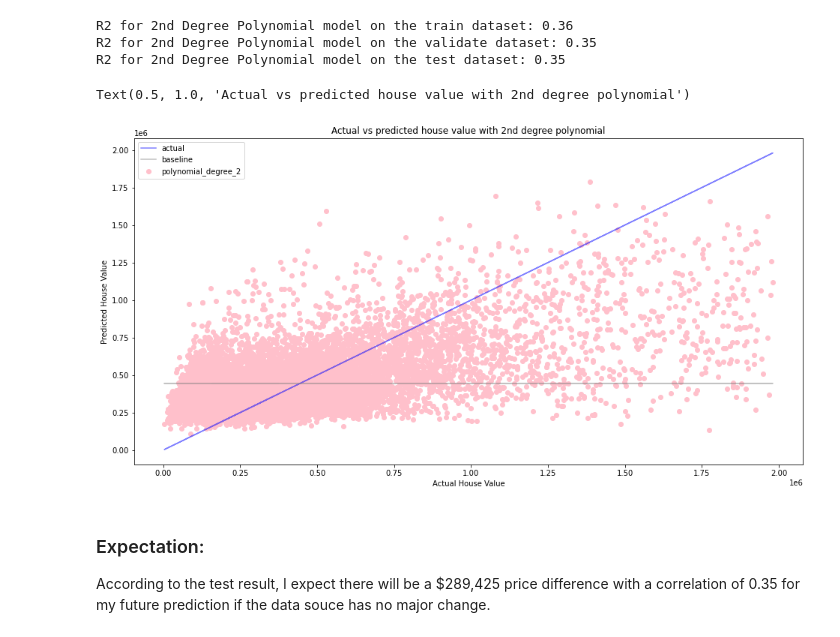
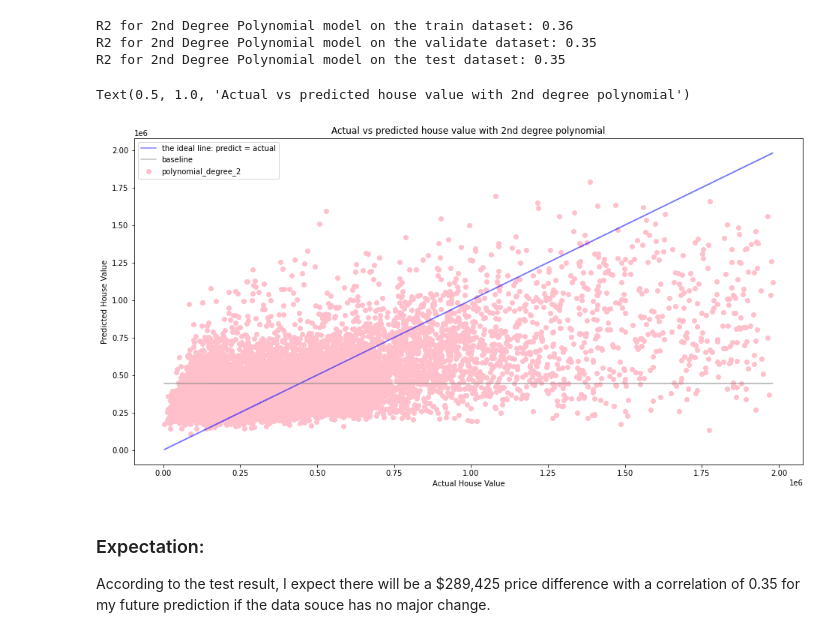
Before and after one commit to Chenchen070/zillow_regression_project, a Jupyter notebook: zillow_prediction_report.ipynb, the cells around one changed output. Saved outputs shown, nothing was run; the diff lists cells and outputs as text; code cells hidden in the pictures.

```diff
--- a/zillow_prediction_report.ipynb
+++ b/zillow_prediction_report.ipynb
@@ -442,25 +442,25 @@ R2 for 2nd Degree Polynomial model on the test dataset: 0.35
 # %%
 predictions_test = pd.DataFrame({'actual': test.house_value})
 predictions_test['polynomial_degree_2'] = lm_test.predict(poly_test.transform(x_test))
 predictions_test['baseline'] = baseline
 
 plt.figure(figsize=(16,8))
 
 plt.plot(predictions_test['actual'], predictions_test['actual'], alpha=0.5,
-         color='blue', label='actual')
+         color='blue', label='the ideal line: predict = actual')
 plt.plot(predictions_test['actual'], predictions_test['baseline'], alpha=0.5,
          color='gray', label='baseline')
 
 plt.scatter(predictions_test['actual'], predictions_test['polynomial_degree_2'],
             color='pink', label='polynomial_degree_2')
 
 plt.legend()
 plt.xlabel('Actual House Value')
 plt.ylabel('Predicted House Value')
 plt.title('Actual vs predicted house value with 2nd degree polynomial')
 # %% [output]
 Text(0.5, 1.0, 'Actual vs predicted house value with 2nd degree polynomial')
-[figure, old version]
+[figure, new version]
 # %% [markdown]
 ### Expectation:
 
```
